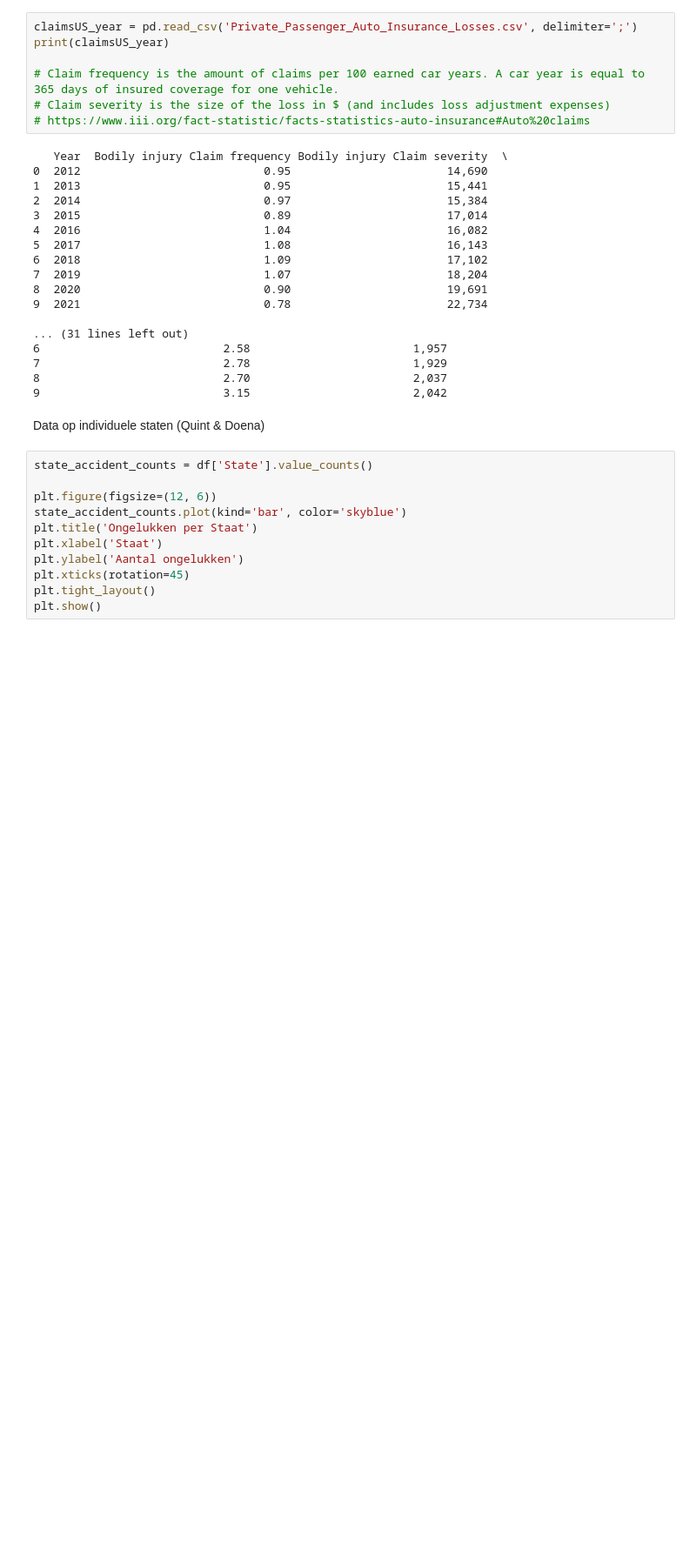
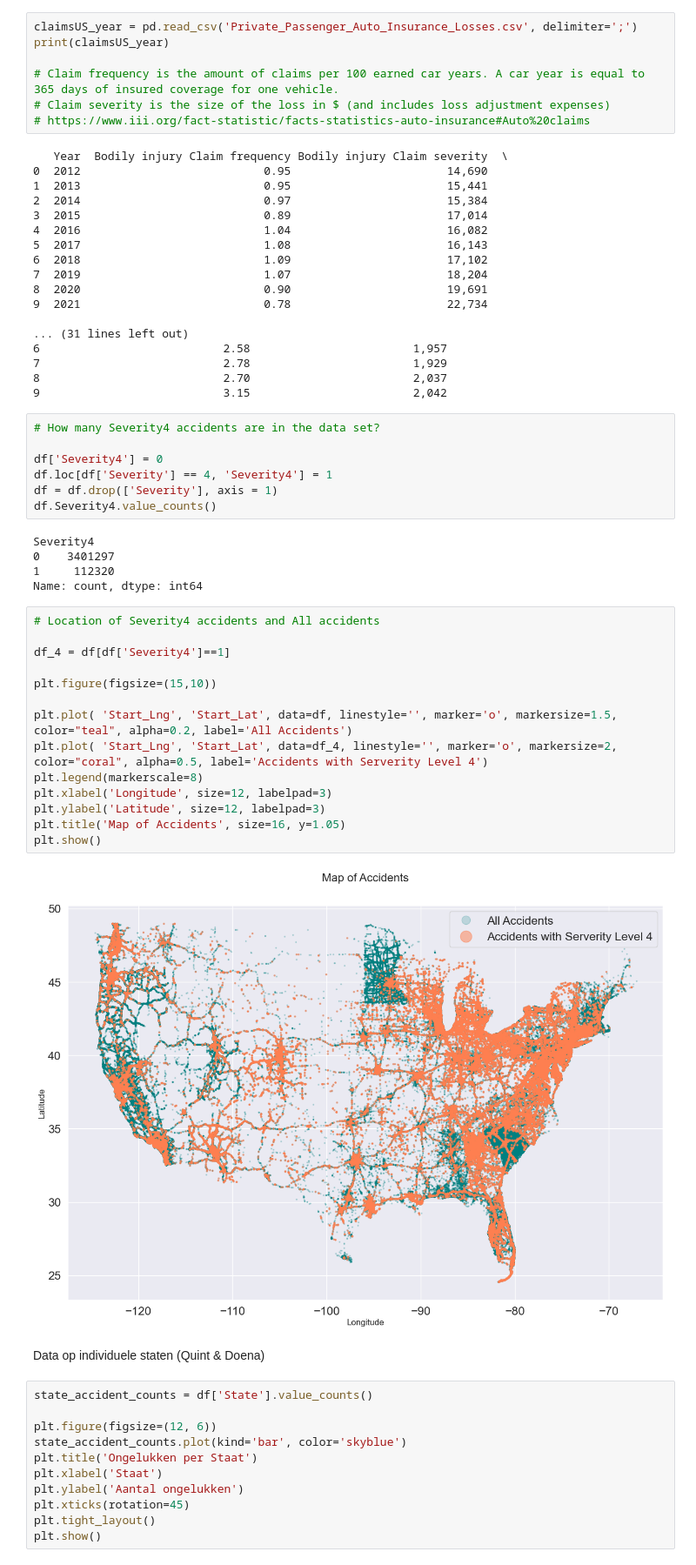
Before and after one commit to IsabelvanDam19/WT_Specialisatie, a Jupyter notebook: Beetje dingen enzo.ipynb, the cells around one changed output. Shown at 87% size. Cells and saved outputs as stored; diff of their text form; blank space fills up the shorter version.

```diff
--- a/Beetje dingen enzo.ipynb
+++ b/Beetje dingen enzo.ipynb
@@ -352,6 +352,34 @@ print(claimsUS_year)
 7                           2.78                        1,929
 8                           2.70                        2,037
 9                           3.15                        2,042
+# %%
+# How many Severity4 accidents are in the data set?
+
+df['Severity4'] = 0
+df.loc[df['Severity'] == 4, 'Severity4'] = 1
+df = df.drop(['Severity'], axis = 1)
+df.Severity4.value_counts()
+# %% [output]
+Severity4
+0    3401297
+1     112320
+Name: count, dtype: int64
+# %%
+# Location of Severity4 accidents and All accidents
+
+df_4 = df[df['Severity4']==1]
+
+plt.figure(figsize=(15,10))
+
+plt.plot( 'Start_Lng', 'Start_Lat', data=df, linestyle='', marker='o', markersize=1.5, color="teal", alpha=0.2, label='All Accidents')
+plt.plot( 'Start_Lng', 'Start_Lat', data=df_4, linestyle='', marker='o', markersize=2, color="coral", alpha=0.5, label='Accidents with Serverity Level 4')
+plt.legend(markerscale=8)
+plt.xlabel('Longitude', size=12, labelpad=3)
+plt.ylabel('Latitude', size=12, labelpad=3)
+plt.title('Map of Accidents', size=16, y=1.05)
+plt.show()
+# %% [output]
+[figure, added]
 # %% [markdown]
 Data op individuele staten (Quint & Doena)
 # %%
```
